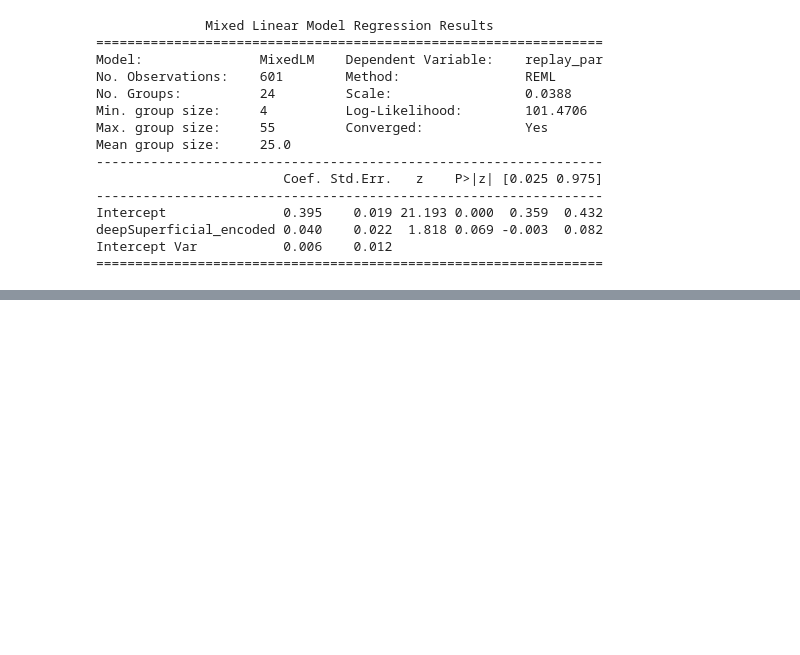
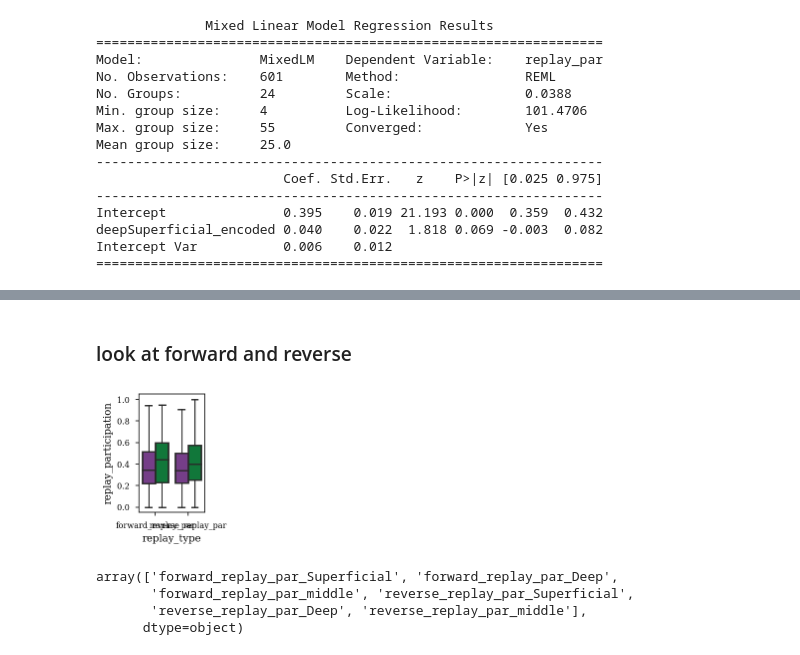
Before and after one commit to ryanharvey1/ripple_heterogeneity, a Jupyter notebook: scripts/replay/replay_participation_all_replays.ipynb, the cells around one changed output, grey strips where cells are left out. Cells and saved outputs as stored; diff of their text form; code cells hidden in the pictures; blank space fills up the shorter version.

```diff
--- a/scripts/replay/replay_participation_all_replays.ipynb
+++ b/scripts/replay/replay_participation_all_replays.ipynb
@@ -241,0 +247,9 @@ np.argmin(pval),np.min(pval)
+# %%
+par_df_long = pd.melt(
+    par_df[keep_idx],
+    id_vars=["basepath", "UID", "deepSuperficial"],
+    value_vars=["forward_replay_par", "reverse_replay_par"],
+    var_name="replay_type",
+    value_name="replay_participation",
+)
+par_df_long
@@ -241,0 +270,32 @@ np.argmin(pval),np.min(pval)
+# %% [markdown]
+### look at forward and reverse
+# %%
+# fig = plt.figure(
+#     figsize=functions.set_size("thesis", fraction=0.5, subplots=(3, 1)), edgecolor=None
+# )
+fig = plt.figure(
+    figsize=functions.set_size("thesis", fraction=0.2, subplots=(3, 1)), edgecolor=None
+)
+group_colors = {"Deep": "#7b3294", "Superficial": "#008837"}
+sns.set_palette(sns.color_palette(group_colors.values()))
+
+sns.boxplot(
+    x="replay_type",
+    y="replay_participation",
+    hue="deepSuperficial",
+    hue_order=group_colors.keys(),
+    data=par_df_long,
+    showfliers=False,
+)
+ax = plt.gca()
+ax.get_legend().remove()
+# %% [output]
+[figure, added]
+# %%
+par_df_long['replay_type_ca1_layer'] = par_df_long['replay_type'] + '_' + par_df_long['deepSuperficial']
+par_df_long['replay_type_ca1_layer'].unique()
+# %% [output]
+array(['forward_replay_par_Superficial', 'forward_replay_par_Deep',
+       'forward_replay_par_middle', 'reverse_replay_par_Superficial',
+       'reverse_replay_par_Deep', 'reverse_replay_par_middle'],
+      dtype=object)
```
Also changed, not shown: parts of 32 cells of this notebook.
